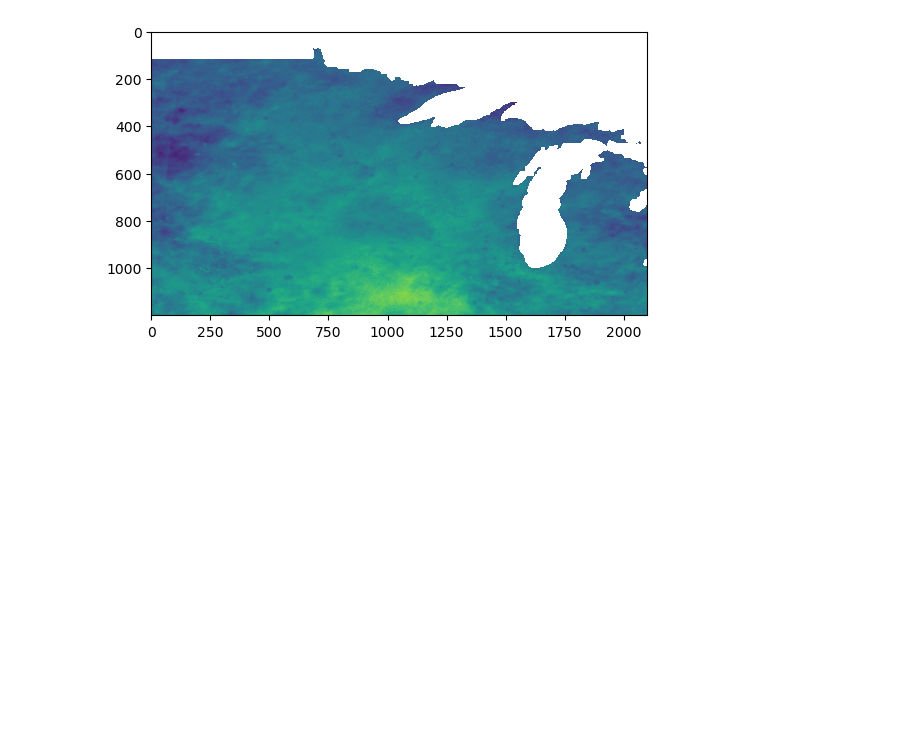
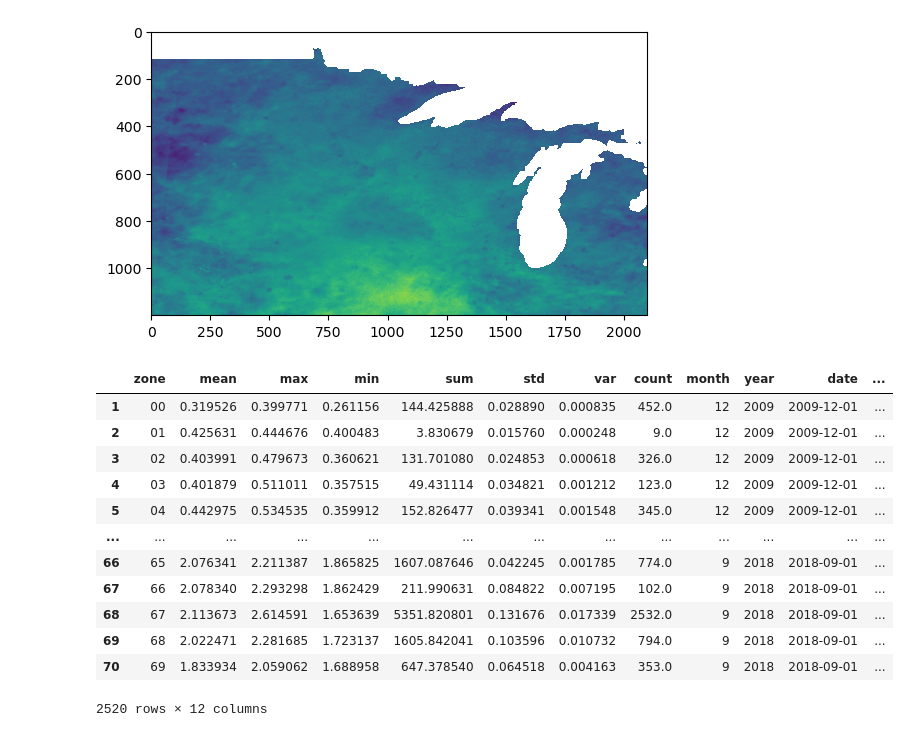
Before and after one commit to smwesten-usgs/swb2_pyemu_pest, a Jupyter notebook: pstfrom_pest_setup/experiment_with_file_munging.ipynb, the cells around one changed output. Saved outputs shown, nothing was run; the diff lists cells and outputs as text; code cells hidden in the pictures; blank space fills up the shorter version.

```diff
--- a/pstfrom_pest_setup/experiment_with_file_munging.ipynb
+++ b/pstfrom_pest_setup/experiment_with_file_munging.ipynb
@@ -145,3 +215,23 @@ plt.imshow(seasonal_da[2,:,:].to_numpy())
 # %% [output]
 <matplotlib.image.AxesImage at 0x...>
 [figure]
+# %%
+results_df = calculate_zonal_statistics(xarray_dataarray=seasonal_da, mask_dataarray=zones_da, summary_type='quarterly_sum', num_zone_chars=2)
+# %%
+results_df = results_df.query("zone != '-9999'")
+# %%
+results_df
+# %% [output]
+|  | zone | mean | max | min | sum | std | var | count | month | year | date | ... |
+| 1 | 00 | 0.319526 | 0.399771 | 0.261156 | 144.425888 | 0.028890 | 0.000835 | 452.0 | 12 | 2009 | 2009-12-01 | ... |
+| 2 | 01 | 0.425631 | 0.444676 | 0.400483 | 3.830679 | 0.015760 | 0.000248 | 9.0 | 12 | 2009 | 2009-12-01 | ... |
+| 3 | 02 | 0.403991 | 0.479673 | 0.360621 | 131.701080 | 0.024853 | 0.000618 | 326.0 | 12 | 2009 | 2009-12-01 | ... |
+| 4 | 03 | 0.401879 | 0.511011 | 0.357515 | 49.431114 | 0.034821 | 0.001212 | 123.0 | 12 | 2009 | 2009-12-01 | ... |
+| 5 | 04 | 0.442975 | 0.534535 | 0.359912 | 152.826477 | 0.039341 | 0.001548 | 345.0 | 12 | 2009 | 2009-12-01 | ... |
+| ... | ... | ... | ... | ... | ... | ... | ... | ... | ... | ... | ... | ... |
+| 66 | 65 | 2.076341 | 2.211387 | 1.865825 | 1607.087646 | 0.042245 | 0.001785 | 774.0 | 9 | 2018 | 2018-09-01 | ... |
+| 67 | 66 | 2.078340 | 2.293298 | 1.862429 | 211.990631 | 0.084822 | 0.007195 | 102.0 | 9 | 2018 | 2018-09-01 | ... |
+| 68 | 67 | 2.113673 | 2.614591 | 1.653639 | 5351.820801 | 0.131676 | 0.017339 | 2532.0 | 9 | 2018 | 2018-09-01 | ... |
+| 69 | 68 | 2.022471 | 2.281685 | 1.723137 | 1605.842041 | 0.103596 | 0.010732 | 794.0 | 9 | 2018 | 2018-09-01 | ... |
+| 70 | 69 | 1.833934 | 2.059062 | 1.688958 | 647.378540 | 0.064518 | 0.004163 | 353.0 | 9 | 2018 | 2018-09-01 | ... |
+2520 rows × 12 columns
```
Also changed, not shown: parts of 18 cells of this notebook, 3 other files.
